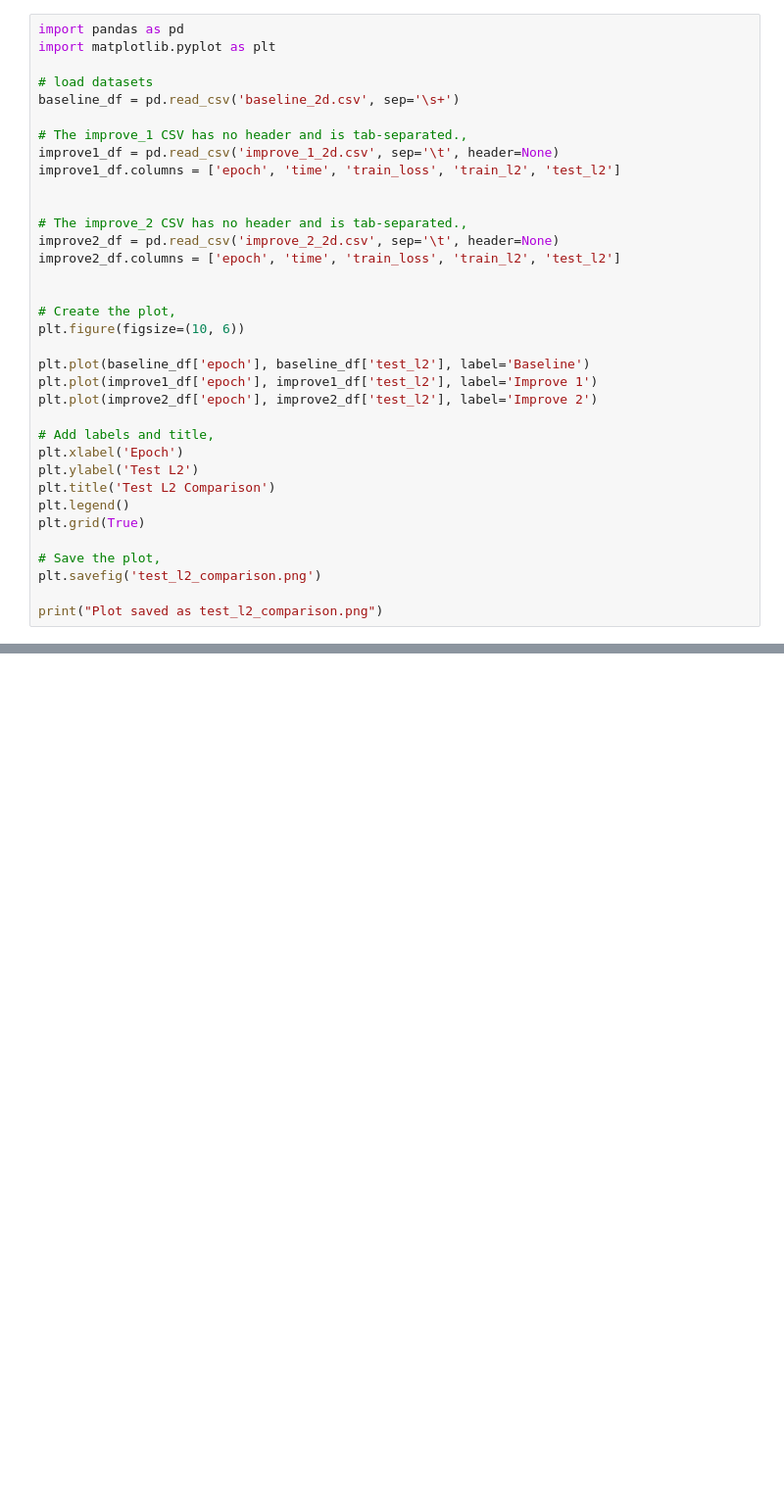
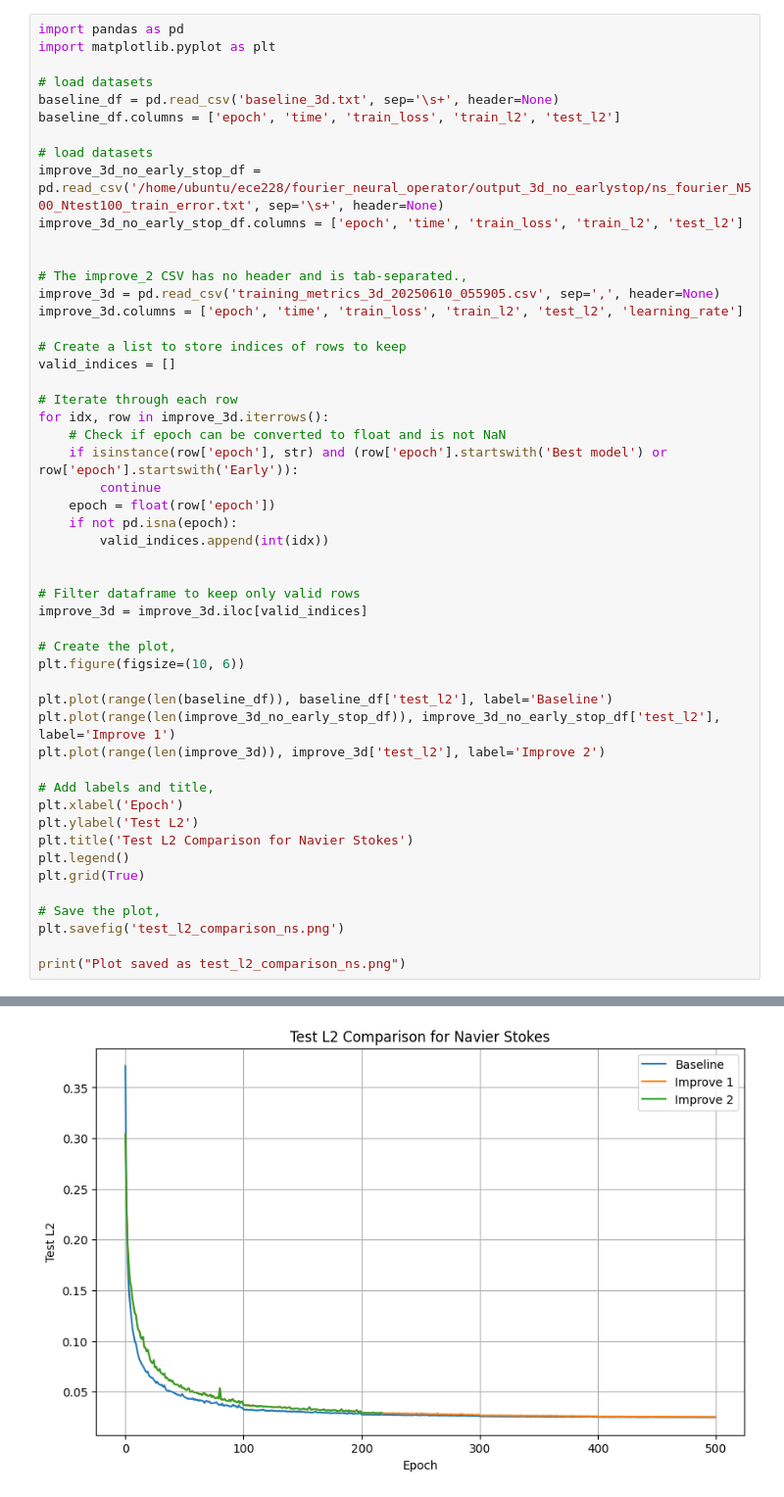
Before and after one commit to ioeddk/fourier_neural_operator, a Jupyter notebook: plot.ipynb, the cells around one changed output, grey strips where cells are left out. Shown at 98% size. Cells and saved outputs as stored; diff of their text form; blank space fills up the shorter version.

```diff
--- a/plot.ipynb
+++ b/plot.ipynb
@@ -3,34 +3,50 @@ import pandas as pd
 import matplotlib.pyplot as plt
 
 # load datasets
-baseline_df = pd.read_csv('baseline_2d.csv', sep='\s+')
+baseline_df = pd.read_csv('baseline_3d.txt', sep='\s+', header=None)
+baseline_df.columns = ['epoch', 'time', 'train_loss', 'train_l2', 'test_l2']
 
-# The improve_1 CSV has no header and is tab-separated.,
-improve1_df = pd.read_csv('improve_1_2d.csv', sep='\t', header=None)
-improve1_df.columns = ['epoch', 'time', 'train_loss', 'train_l2', 'test_l2']
+# load datasets
+improve_3d_no_early_stop_df = pd.read_csv('/home/ubuntu/ece228/fourier_neural_operator/output_3d_no_earlystop/ns_fourier_N500_Ntest100_train_error.txt', sep='\s+', header=None)
+improve_3d_no_early_stop_df.columns = ['epoch', 'time', 'train_loss', 'train_l2', 'test_l2']
 
 
 # The improve_2 CSV has no header and is tab-separated.,
-improve2_df = pd.read_csv('improve_2_2d.csv', sep='\t', header=None)
-improve2_df.columns = ['epoch', 'time', 'train_loss', 'train_l2', 'test_l2']
+improve_3d = pd.read_csv('training_metrics_3d_20250610_055905.csv', sep=',', header=None)
+improve_3d.columns = ['epoch', 'time', 'train_loss', 'train_l2', 'test_l2', 'learning_rate']
 
+# Create a list to store indices of rows to keep
+valid_indices = []
+
+# Iterate through each row
+for idx, row in improve_3d.iterrows():
+    # Check if epoch can be converted to float and is not NaN
+    if isinstance(row['epoch'], str) and (row['epoch'].startswith('Best model') or row['epoch'].startswith('Early')):
+        continue
+    epoch = float(row['epoch'])
+    if not pd.isna(epoch):
+        valid_indices.append(int(idx))
+
+
+# Filter dataframe to keep only valid rows
+improve_3d = improve_3d.iloc[valid_indices]
 
 # Create the plot,
 plt.figure(figsize=(10, 6))
 
-plt.plot(baseline_df['epoch'], baseline_df['test_l2'], label='Baseline')
-plt.plot(improve1_df['epoch'], improve1_df['test_l2'], label='Improve 1')
-plt.plot(improve2_df['epoch'], improve2_df['test_l2'], label='Improve 2')
+plt.plot(range(len(baseline_df)), baseline_df['test_l2'], label='Baseline')
+plt.plot(range(len(improve_3d_no_early_stop_df)), improve_3d_no_early_stop_df['test_l2'], label='Improve 1')
+plt.plot(range(len(improve_3d)), improve_3d['test_l2'], label='Improve 2')
 
 # Add labels and title,
 plt.xlabel('Epoch')
 plt.ylabel('Test L2')
-plt.title('Test L2 Comparison')
+plt.title('Test L2 Comparison for Navier Stokes')
 plt.legend()
 plt.grid(True)
 
 # Save the plot,
-plt.savefig('test_l2_comparison.png')
+plt.savefig('test_l2_comparison_ns.png')
 
-print("Plot saved as test_l2_comparison.png")
+print("Plot saved as test_l2_comparison_ns.png")
 # %% [output]
@@ -37,0 +54 @@ FileNotFoundError: [Errno 2] No such file or directory: 'baseline_2d.csv'
+[figure, added]
```
Also changed, not shown: parts of 2 cells of this notebook, 18 other files.
